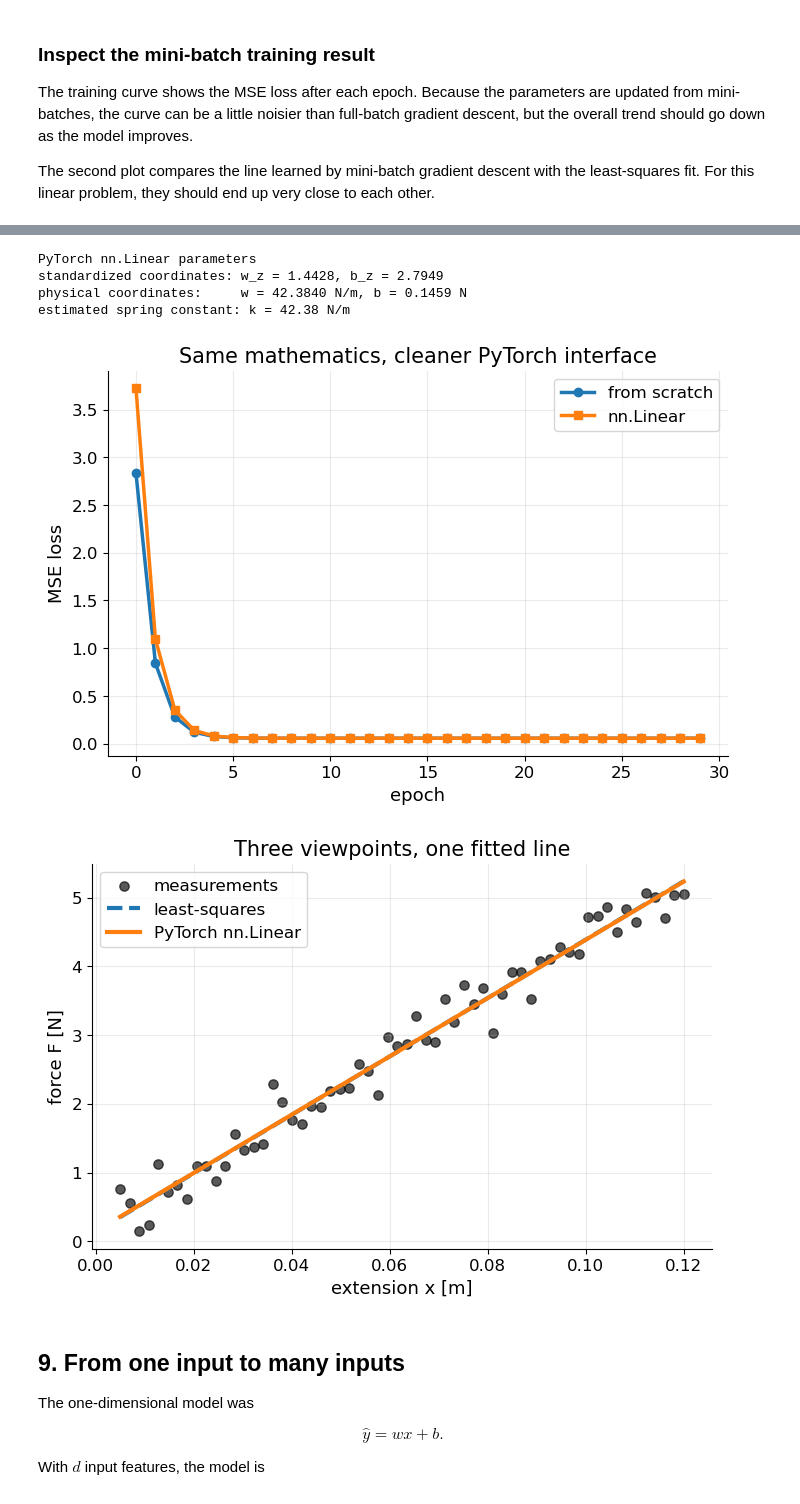
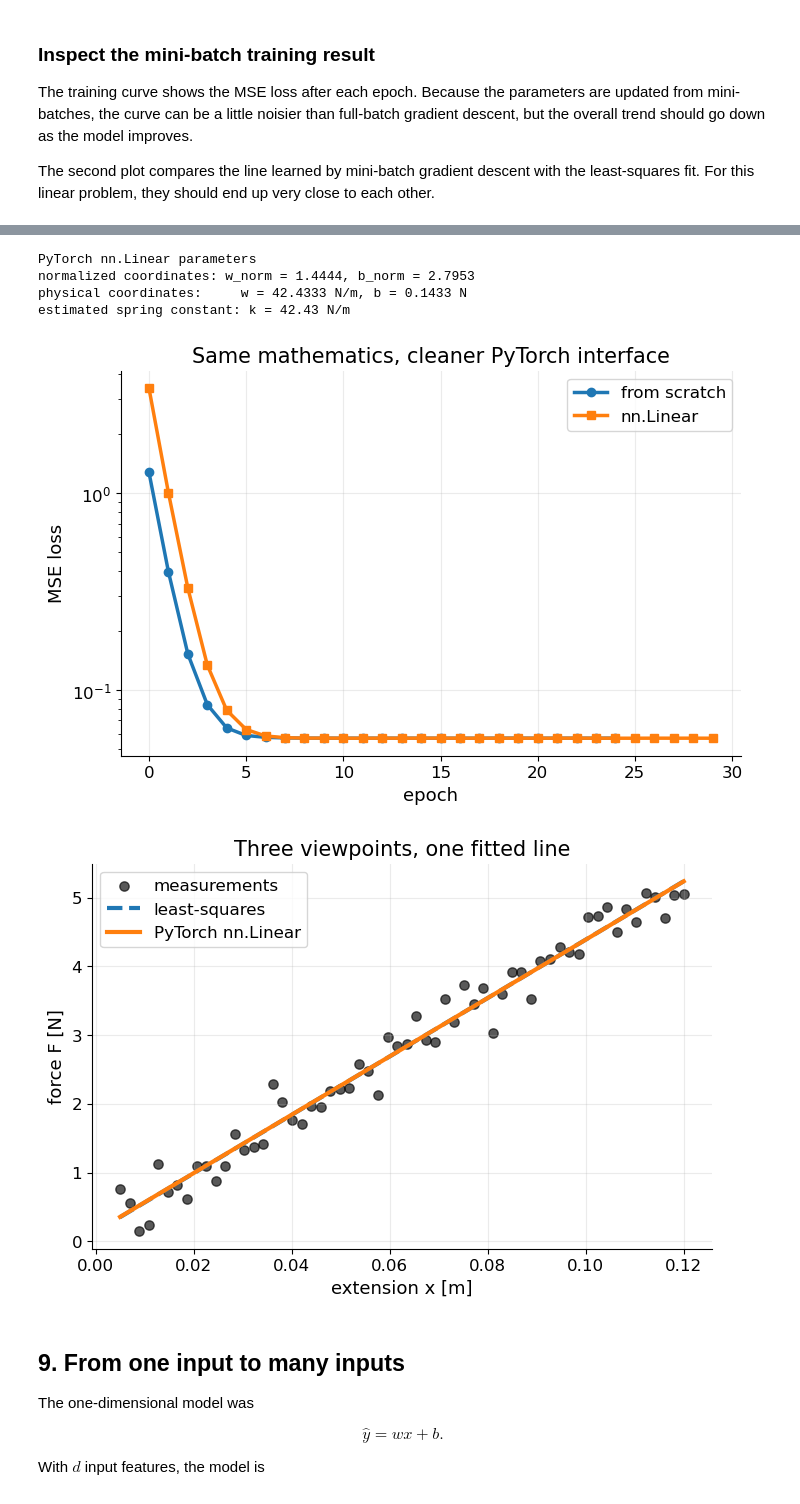
Before and after one commit to niksterg/MLpytorch, a Jupyter notebook: 01_linear_regression_pytorch.ipynb, the cells around one changed output, grey strips where cells are left out. Cells and saved outputs as stored; diff of their text form; code cells hidden in the pictures.

```diff
--- a/01_linear_regression_pytorch.ipynb
+++ b/01_linear_regression_pytorch.ipynb
@@ -736,12 +749,12 @@ $$
 # %%
 x_mean = x.mean()
 x_std = x.std()
-z = (x - x_mean) / x_std
+x_norm = (x - x_mean) / x_std
 
 print(f"mean(x) = {x_mean.item():.4f} m")
 print(f"std(x)  = {x_std.item():.4f} m")
-print(f"mean(z) = {z.mean().item():.3f}")
-print(f"std(z)  = {z.std().item():.3f}")
+print(f"mean(x_norm) = {x_norm.mean().item():.3f}")
+print(f"std(x_norm)  = {x_norm.std().item():.3f}")
 # %% [output]
 mean(x) = 0.0625 m
 std(x)  = 0.0340 m
@@ -860,7 +1255,7 @@ $$
 
 This is the version students should recognize as the template for later neural networks.
 # %%
-dataset = TensorDataset(z, y)
+dataset = TensorDataset(x_norm, y)
 loader = DataLoader(dataset, batch_size=10, shuffle=True)
 
 model = nn.Linear(in_features=1, out_features=1)
@@ -870,53 +1265,54 @@ optimizer = torch.optim.SGD(model.parameters(), lr=0.05)
 loss_history_pytorch = []
 
 for epoch in range(30):
-    for X_batch, y_batch in loader:
+    for X_batch, y_target_batch in loader:
         y_hat = model(X_batch)
-        loss = loss_fn(y_hat, y_batch)
+        loss = loss_fn(y_hat, y_target_batch)
 
         optimizer.zero_grad()
         loss.backward()
         optimizer.step()
 
     with torch.no_grad():
-        epoch_loss = loss_fn(model(z), y).item()
+        epoch_loss = loss_fn(model(x_norm), y).item()
         loss_history_pytorch.append(epoch_loss)
 
-w_z_nn = model.weight.item()
-b_z_nn = model.bias.item()
-w_nn = w_z_nn / x_std.item()
-b_nn = b_z_nn - w_z_nn * x_mean.item() / x_std.item()
+w_norm_nn = model.weight.item()
+b_norm_nn = model.bias.item()
+w_nn = w_norm_nn / x_std.item()
+b_nn = b_norm_nn - w_norm_nn * x_mean.item() / x_std.item()
 
 print("PyTorch nn.Linear parameters")
-print(f"standardized coordinates: w_z = {w_z_nn:.4f}, b_z = {b_z_nn:.4f}")
+print(f"normalized coordinates: w_norm = {w_norm_nn:.4f}, b_norm = {b_norm_nn:.4f}")
 print(f"physical coordinates:     w = {w_nn:.4f} N/m, b = {b_nn:.4f} N")
 print(f"estimated spring constant: k = {w_nn:.2f} N/m")
 # %% [output]
 PyTorch nn.Linear parameters
-standardized coordinates: w_z = 1.4428, b_z = 2.7949
-physical coordinates:     w = 42.3840 N/m, b = 0.1459 N
-estimated spring constant: k = 42.38 N/m
+normalized coordinates: w_norm = 1.4444, b_norm = 2.7953
+physical coordinates:     w = 42.4333 N/m, b = 0.1433 N
+estimated spring constant: k = 42.43 N/m
 # %%
 fig, ax = plt.subplots()
+ax.set_yscale("log")
 ax.plot(loss_history, marker="o", linewidth=2.5, label="from scratch")
 ax.plot(loss_history_pytorch, marker="s", linewidth=2.5, label="nn.Linear")
 ax.set_title("Same mathematics, cleaner PyTorch interface")
 ax.set_xlabel("epoch")
 ax.set_ylabel("MSE loss")
 ax.legend()
 plt.show()
 
 fig, ax = plt.subplots()
 ax.scatter(x, y, s=45, color="black", alpha=0.65, label="measurements")
 ax.plot(x, model_prediction(x, w_lstsq, b_lstsq), "--", linewidth=3, label="least-squares")
 ax.plot(x, model_prediction(x, w_nn, b_nn), linewidth=3, label="PyTorch nn.Linear")
 ax.set_title("Three viewpoints, one fitted line")
 ax.set_xlabel("extension x [m]")
 ax.set_ylabel("force F [N]")
 ax.legend()
 plt.show()
 # %% [output]
-[figure, old version]
+[figure, new version]
 [figure]
 # %% [markdown]
 ## 9. From one input to many inputs
```
Also changed, not shown: parts of 18 cells of this notebook.
